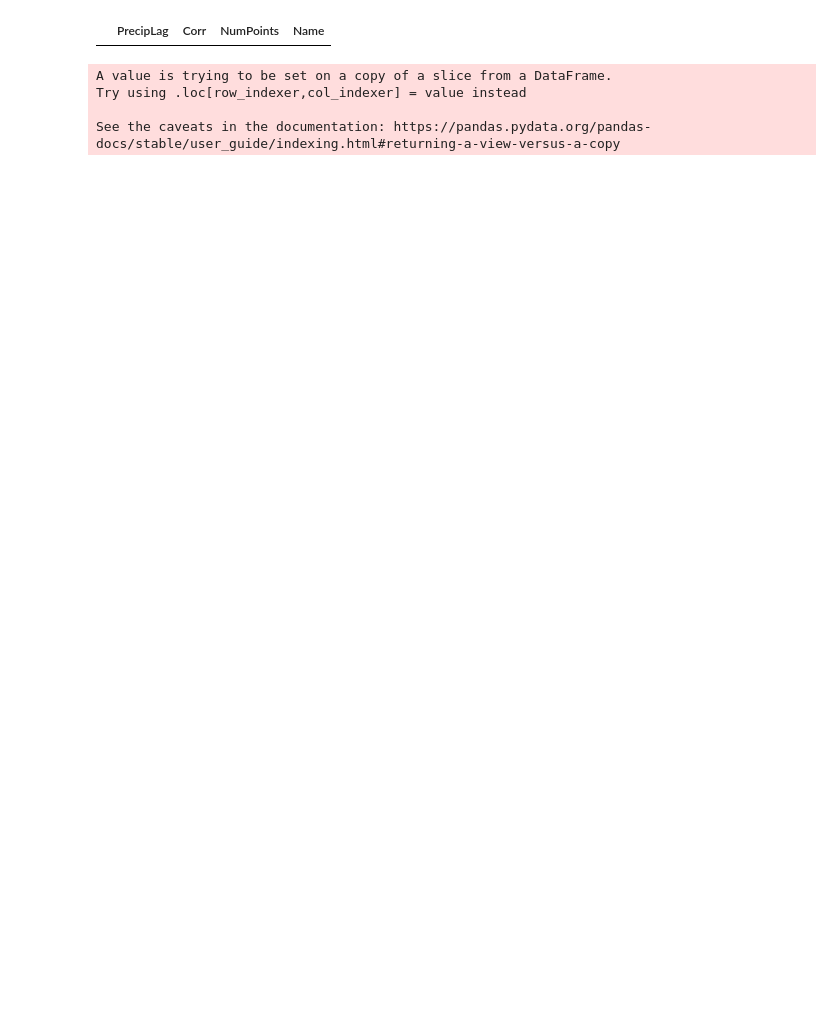
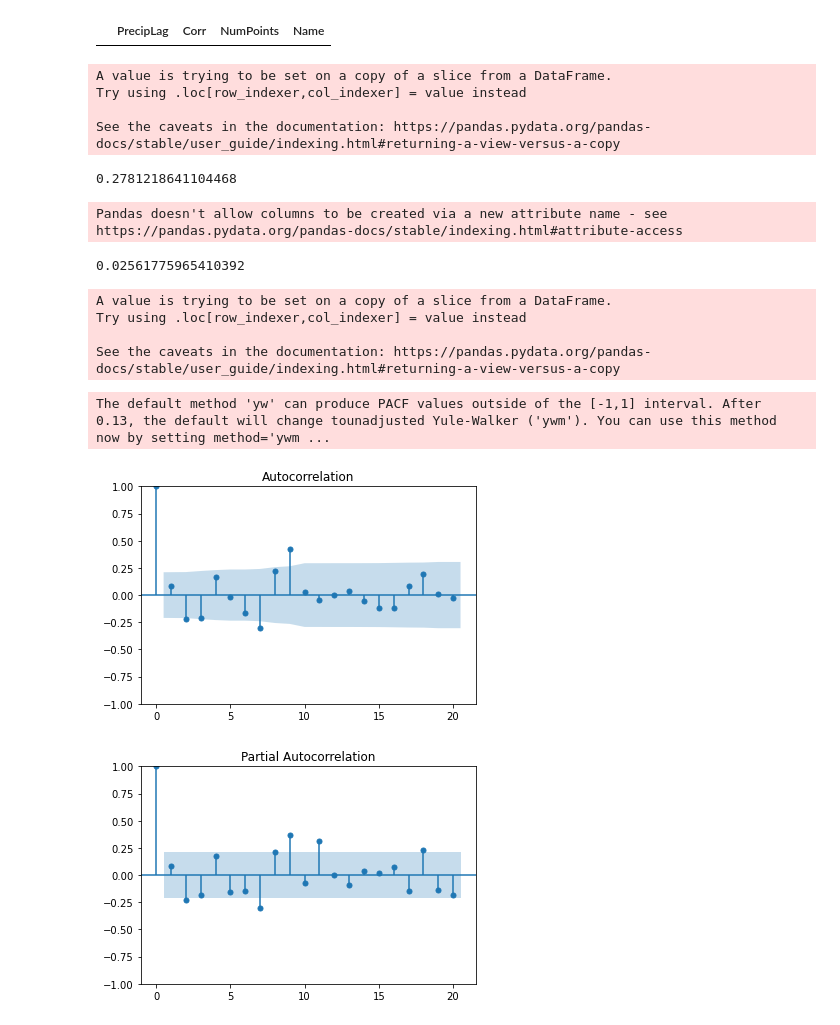
Before and after one commit to Pippeys/River_Data, a Jupyter notebook: Model/Water_DS.ipynb, the cells around one changed output. Saved outputs shown, nothing was run; the diff lists cells and outputs as text; code cells hidden in the pictures; blank space fills up the shorter version.

```diff
--- a/Model/Water_DS.ipynb
+++ b/Model/Water_DS.ipynb
@@ -268,8 +269,43 @@ fig.update_xaxes(title_text="Date")
 # Set y-axes titles
 fig.update_yaxes(title_text="Discharge (cfs)", secondary_y=False)
 fig.show()
+# %%
+# P-Value is over 5% which does not reject the null hypothesis
+adf_test = adfuller(eel.CFS)
+adf_test[1]
+# %% [output]
+0.2781218641104468
 # %%
 eel.CFS_Stationary = eel.CFS_Slope
 
 fig = px.line(x=eel.Date,y=eel.CFS_Stationary)
+fig.update_layout(
+    title_text="Derive slope from water flow"
+)
 fig.show()
+# %% [output]
+Pandas doesn't allow columns to be created via a new attribute name - see https://pandas.pydata.org/pandas-docs/stable/indexing.html#attribute-access
+# %%
+# P-Value is under 5% which rejects the null hypothesis
+adf_test = adfuller(eel.CFS_Slope.dropna())
+adf_test[1]
+# %% [output]
+0.02561775965410392
+# %%
+# Split Data into train and test
+split = '2021-01-15'
+eel['Date'] = pd.to_datetime(eel.Date,format='%Y-%m-%d')
+eel_test = eel.loc[eel.Date>=split]
+eel_train = eel.loc[eel.Date<split]
+# %% [output]
+A value is trying to be set on a copy of a slice from a DataFrame.
+Try using .loc[row_indexer,col_indexer] = value instead
+
+See the caveats in the documentation: https://pandas.pydata.org/pandas-docs/stable/user_guide/indexing.html#returning-a-view-versus-a-copy
+# %%
+acf_diff = plot_acf(eel_train.CFS_Slope.dropna())
+pacf_diff = plot_pacf(eel_train.CFS_Slope.dropna())
+# %% [output]
+The default method 'yw' can produce PACF values outside of the [-1,1] interval. After 0.13, the default will change tounadjusted Yule-Walker ('ywm'). You can use this method now by setting method='ywm ...
+[figure, added]
+[figure, added]
```
Also changed, not shown: parts of 9 cells of this notebook, 4 other files.
